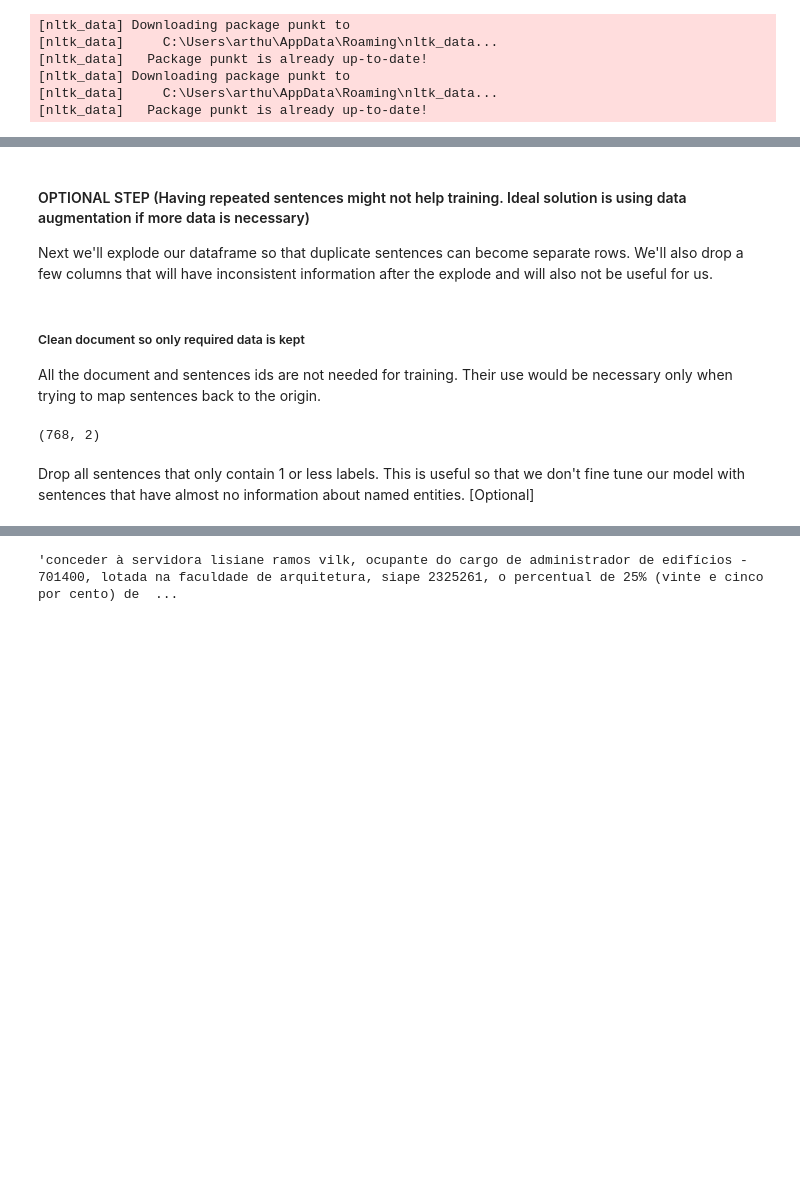
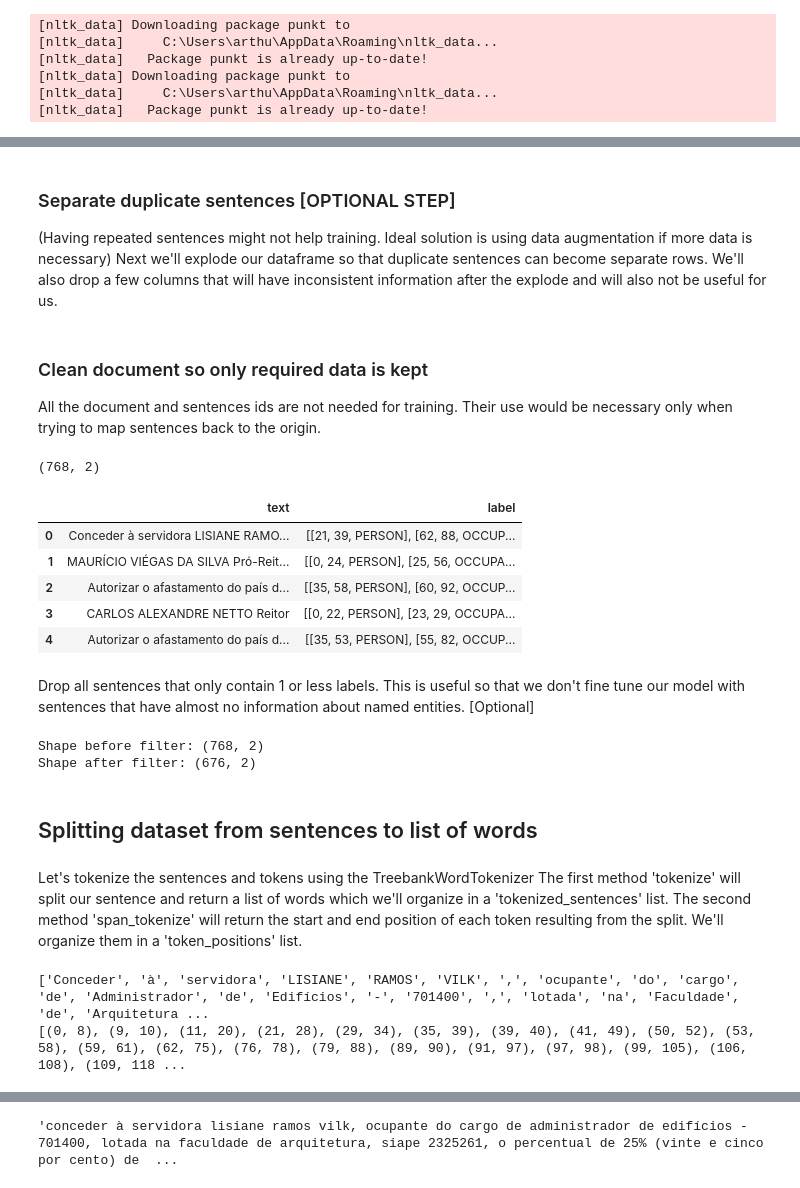
Before and after one commit to arthurziegler/ner-using-bert, a Jupyter notebook: notebooks/03_make_dataset.ipynb, the cells around one changed output, grey strips where cells are left out. Drawn from its saved outputs; the diff is of its cells as text; code cells hidden in the pictures; blank space fills up the shorter version.

```diff
--- a/notebooks/03_make_dataset.ipynb
+++ b/notebooks/03_make_dataset.ipynb
@@ -38,23 +38,38 @@ annotated_df.head()
 | 3 | 2230 | CARLOS ALEXANDRE NETTO Reitor | [{'entity_group': 'PERSON', 'scor... | 25645 | 4 | 25645-4 | [25645-4, 25646-4, 25647-4, 25648... | [[0, 22, PERSON], [23, 29, OCCUPA... |
 | 4 | 2231 | Autorizar o afastamento do país d... | [{'entity_group': 'O', 'score': 0... | 25646 | 2 | 25646-2 | [25646-2] | [[35, 53, PERSON], [55, 82, OCCUP... |
 # %% [markdown]
-#### OPTIONAL STEP (Having repeated sentences might not help training. Ideal solution is using data augmentation if more data is necessary)
+### Separate duplicate sentences [OPTIONAL STEP]
+(Having repeated sentences might not help training. Ideal solution is using data augmentation if more data is necessary)
 Next we'll explode our dataframe so that duplicate sentences can become separate rows. We'll also drop a few columns that will have inconsistent information after the explode and will also not be useful for us.
 # %%
 #annotated_df = annotated_df.explode("duplicate_ids")
 # %% [markdown]
-##### Clean document so only required data is kept
+### Clean document so only required data is kept
 All the document and sentences ids are not needed for training. Their use would be necessary only when trying to map sentences back to the origin.
 # %%
 sentences = annotated_df[['text', 'label']].copy()
 print(sentences.shape)
+sentences.head()
 # %% [output]
 (768, 2)
+|  | text | label |
+| 0 | Conceder à servidora LISIANE RAMO... | [[21, 39, PERSON], [62, 88, OCCUP... |
+| 1 | MAURÍCIO VIÉGAS DA SILVA Pró-Reit... | [[0, 24, PERSON], [25, 56, OCCUPA... |
+| 2 | Autorizar o afastamento do país d... | [[35, 58, PERSON], [60, 92, OCCUP... |
+| 3 | CARLOS ALEXANDRE NETTO Reitor | [[0, 22, PERSON], [23, 29, OCCUPA... |
+| 4 | Autorizar o afastamento do país d... | [[35, 53, PERSON], [55, 82, OCCUP... |
 # %% [markdown]
 Drop all sentences that only contain 1 or less labels. This is useful so that we don't fine tune our model with sentences that have almost no information about named entities. [Optional]
 # %%
 #Drop all sentences that contain 1 or less labels
+print('Shape before filter:', sentences.shape)
+
 for idx, row in sentences.iterrows():
-    if len(row['label']) == 0 or len(row['label']) == 1:
+    if len(row['label']) <= 1 :
         sentences.drop(idx, inplace=True)
 sentences.reset_index(drop=True, inplace=True)
+
+print('Shape after filter:', sentences.shape)
+# %% [output]
+Shape before filter: (768, 2)
+Shape after filter: (676, 2)
@@ -60,0 +79,20 @@ sentences.reset_index(drop=True, inplace=True)
+# %% [markdown]
+## Splitting dataset from sentences to list of words
+# %% [markdown]
+Let's tokenize the sentences and tokens using the TreebankWordTokenizer
+The first method 'tokenize' will split our sentence and return a list of words which we'll organize in a 'tokenized_sentences' list.
+The second method 'span_tokenize' will return the start and end position of each token resulting from the split. We'll organize them in a 'token_positions' list.
+# %%
+# Split sentences into list of words. Tokenized_sentences has all the lists of words and token_positions has the start and end position of each word in the original sentence.
+tokenized_sentences = []
+token_positions = []
+for idx, sentence in sentences['text'].items():
+    tokenized_sentences.append(TreebankWordTokenizer().tokenize(sentence))
+    token_positions.append(list(TreebankWordTokenizer().span_tokenize(sentence)))
+
+
+print(tokenized_sentences[0])
+print(token_positions[0])
+# %% [output]
+['Conceder', 'à', 'servidora', 'LISIANE', 'RAMOS', 'VILK', ',', 'ocupante', 'do', 'cargo', 'de', 'Administrador', 'de', 'Edifícios', '-', '701400', ',', 'lotada', 'na', 'Faculdade', 'de', 'Arquitetura ...
+[(0, 8), (9, 10), (11, 20), (21, 28), (29, 34), (35, 39), (39, 40), (41, 49), (50, 52), (53, 58), (59, 61), (62, 75), (76, 78), (79, 88), (89, 90), (91, 97), (97, 98), (99, 105), (106, 108), (109, 118 ...
```
Also changed, not shown: parts of 26 cells of this notebook, 1 other file.
